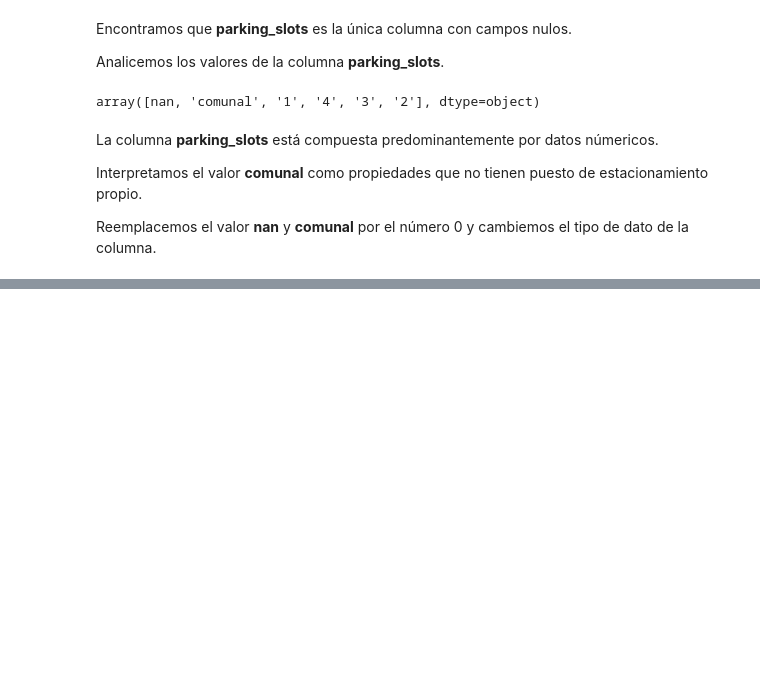
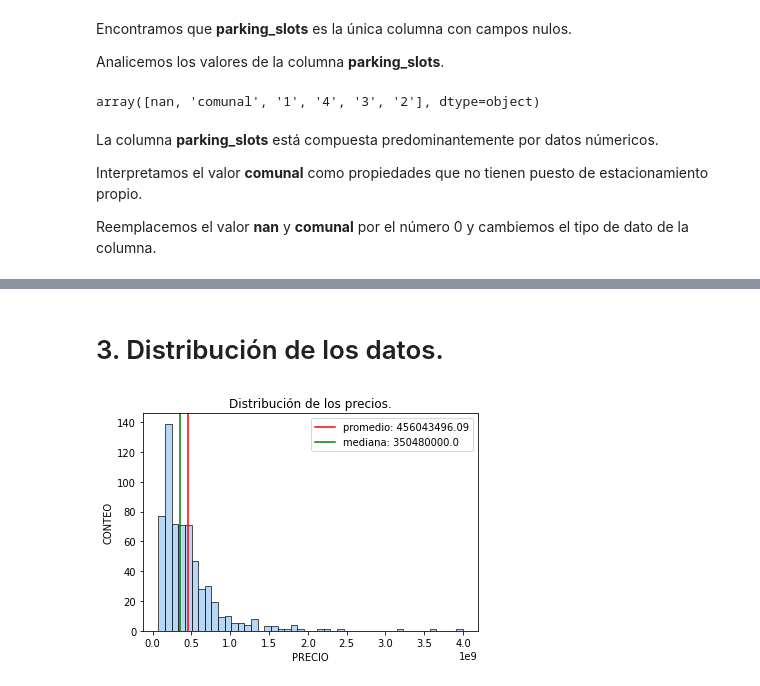
Before and after one commit to diegoestradamd/real_estate_analysis, a Jupyter notebook: main.ipynb, the cells around one changed output, grey strips where cells are left out. Cells and saved outputs as stored; diff of their text form; code cells hidden in the pictures; blank space fills up the shorter version.

```diff
--- a/main.ipynb
+++ b/main.ipynb
@@ -63,0 +93,7 @@ See the caveats in the documentation: https://pandas.pydata.org/pandas-docs/stab
+# %%
+projects["type"][projects["type"] == "apartamento en venta en bogotá"] = "apartamento"
+projects["type"][projects["type"] == "apartaestudio en venta en bogotá"] = "apartaestudio"
+projects["type"][projects["type"] == "casa en venta en bogotá"] = "casa"
+# %%
+wrong_element = projects["type"][projects["type"] == "apartamento en venta en zipaquirá"].index
+projects.drop(wrong_element, axis="index", inplace=True)
@@ -63,0 +111,3 @@ See the caveats in the documentation: https://pandas.pydata.org/pandas-docs/stab
+# %%
+projects["stratum"] = projects["stratum"].str.lower()
+projects["stratum"].unique()
@@ -63,0 +190,3 @@ See the caveats in the documentation: https://pandas.pydata.org/pandas-docs/stab
+# %%
+index = projects["price"].argmax()
+projects.drop(index, axis="index", inplace=True)
@@ -63,0 +275,16 @@ See the caveats in the documentation: https://pandas.pydata.org/pandas-docs/stab
+# %% [markdown]
+# 3. Distribución de los datos.
+# %%
+mean_price = projects["price"].mean()
+median_price = projects["price"].median()
+
+sns.histplot(data=projects, x="price")
+plt.title("Distribución de los precios.")
+plt.axvline(mean_price, c="r")
+plt.axvline(median_price, c="g")
+plt.xlabel("PRECIO")
+plt.ylabel("CONTEO")
+plt.legend([f"promedio: {mean_price.round(2)}", f"mediana: {median_price.round(2)}"])
+plt.show()
+# %% [output]
+[figure, added]
```
Also changed, not shown: parts of 29 cells of this notebook.
